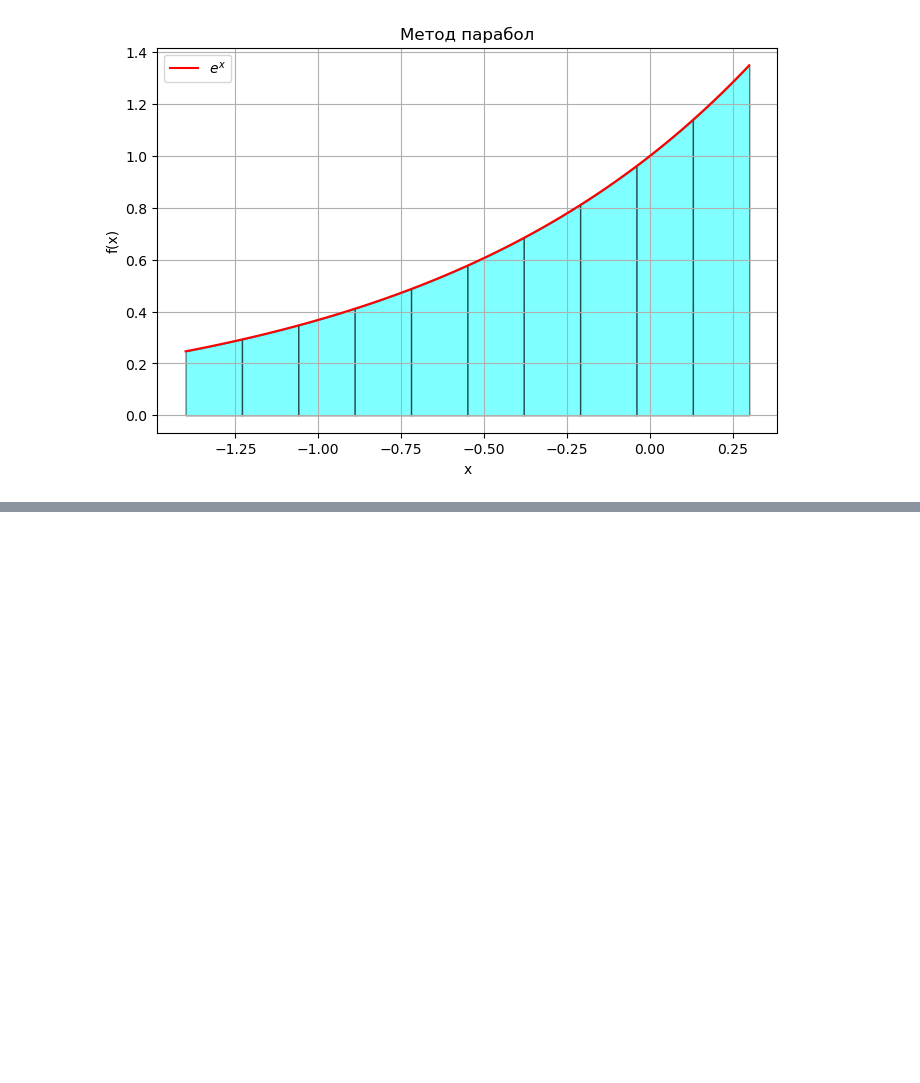
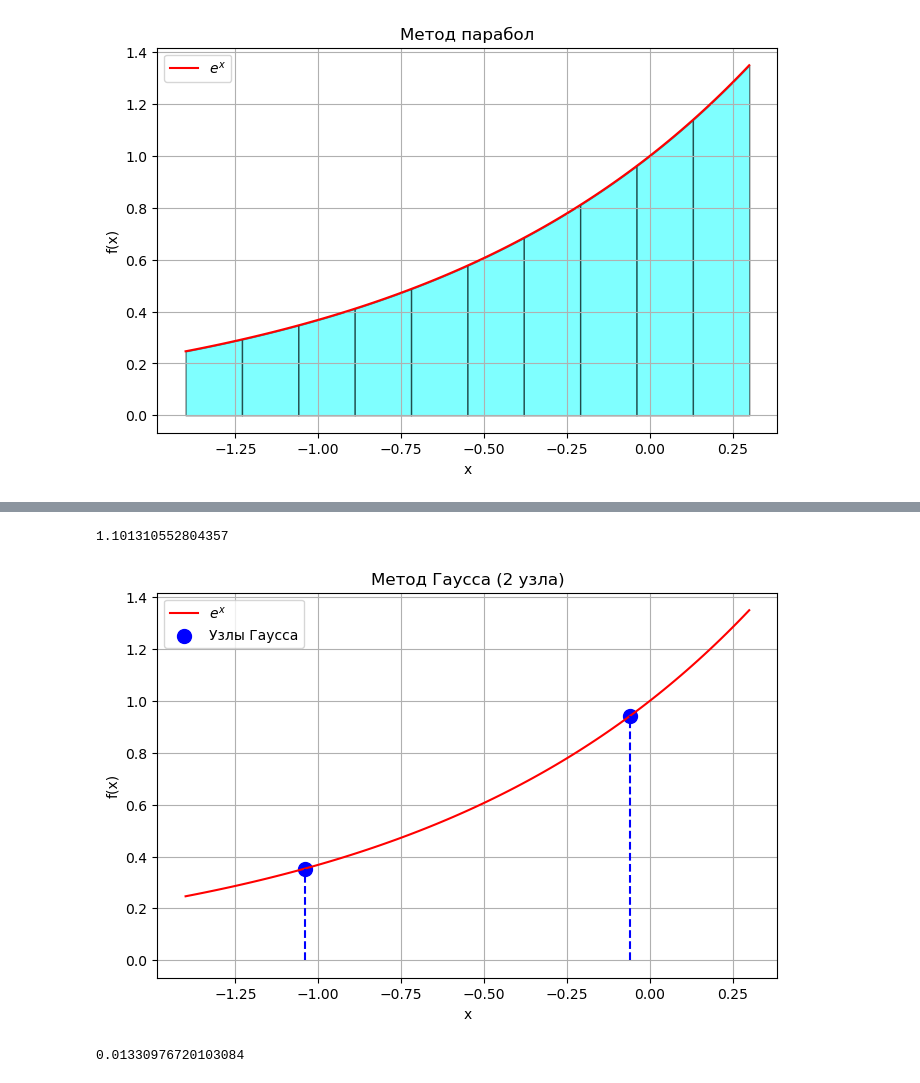
Before and after one commit to AlexAredov/TOK, a Jupyter notebook: TOK3.ipynb, the cells around one changed output, grey strips where cells are left out. Drawn from its saved outputs; the diff is of its cells as text; code cells hidden in the pictures; blank space fills up the shorter version.

```diff
--- a/TOK3.ipynb
+++ b/TOK3.ipynb
@@ -286,0 +344,50 @@ plt.show()
+# %%
+# Метод Гаусса для 2 узлов
+
+# Узлы и веса для n=2 (из таблицы)
+x_gauss_2 = [-1/np.sqrt(3), 1/np.sqrt(3)]
+w_gauss_2 = [1, 1]
+
+# Перенос узлов на отрезок [a, b]
+x_mapped_2 = [(b - a) / 2 * x + (a + b) / 2 for x in x_gauss_2]
+
+# Вычисление интеграла
+I_gauss_2 = (b - a) / 2 * sum(w * f(x) for w, x in zip(w_gauss_2, x_mapped_2))
+print(I_gauss_2)
+
+# График
+plt.figure(figsize=(8, 5))
+plt.plot(x_plot, y_plot, 'r-', label=r'$e^x$')  # График функции
+
+# Отображение узлов
+plt.scatter(x_mapped_2, [f(x) for x in x_mapped_2], color='blue', s=100, label='Узлы Гаусса')
+
+# Вертикальные линии к узлам
+for x in x_mapped_2:
+    plt.vlines(x, 0, f(x), colors='blue', linestyles='dashed')
+
+plt.xlabel('x')
+plt.ylabel('f(x)')
+plt.title('Метод Гаусса (2 узла)')
+plt.legend()
+plt.grid()
+plt.show()
+# %% [output]
+1.101310552804357
+[figure, added]
+# %%
+# Вычисление погрешности метода Гаусса с 2 узлами
+# В методе Гаусса с 2 узлами погрешность оценивается как max(f''''(ξ)) * (b-a)^5/(90*16)
+
+# Четвертая производная функции f(x) = e^x
+def f_fourth_prime(x):
+    return math.exp(x)
+
+# Максимальное значение четвертой производной на [a, b]
+max_f_fourth_prime_gauss = max(f_fourth_prime(a), f_fourth_prime(b))
+
+# Формула погрешности для 2 узлов (из теории Гауссовых квадратур)
+Err_gauss_2 = ((b - a)**5 / (90 * 16)) * max_f_fourth_prime_gauss
+Err_gauss_2
+# %% [output]
+0.01330976720103084
```
Also changed, not shown: parts of 8 cells of this notebook.
